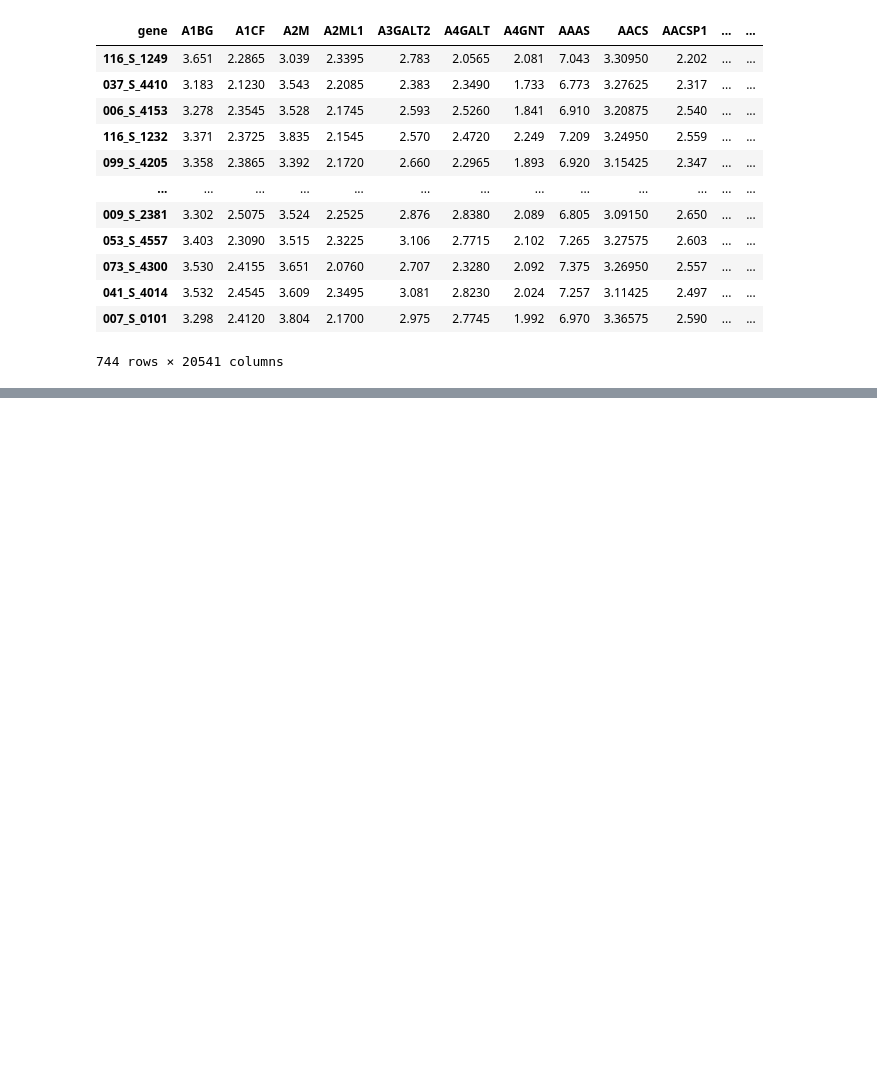
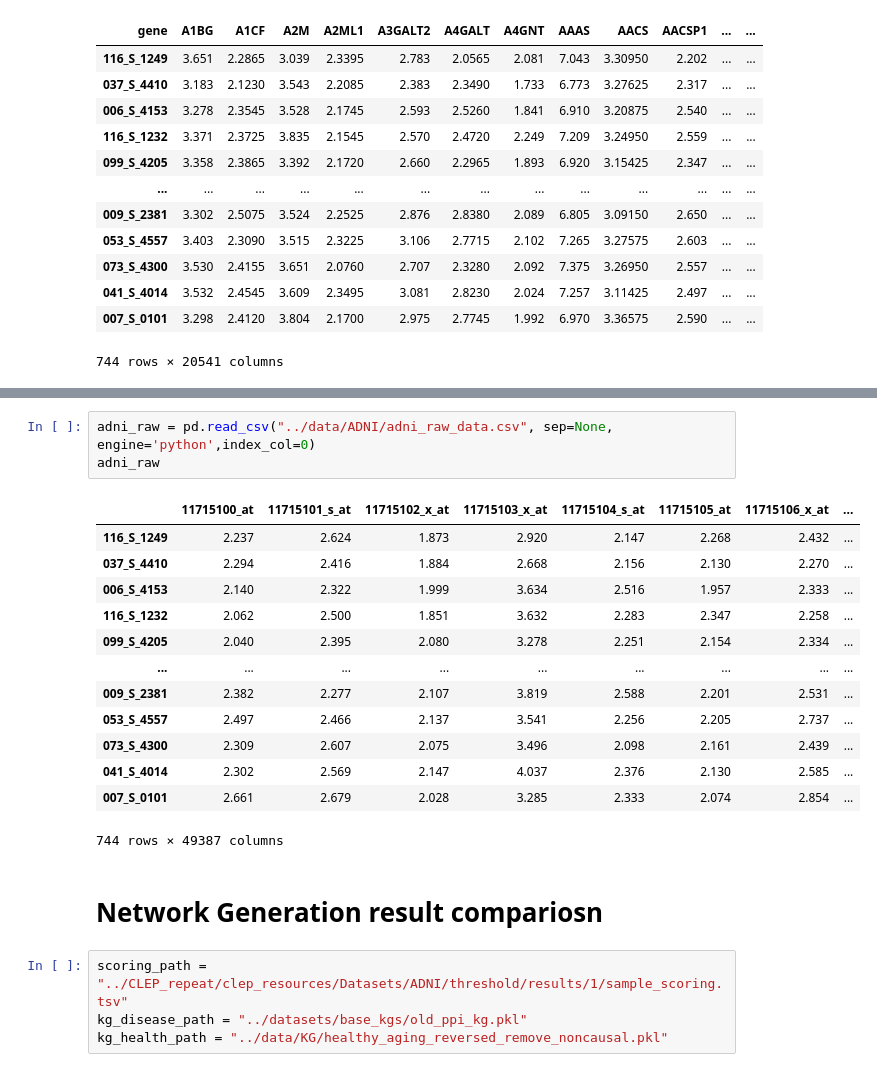
Before and after one commit to Xiaoxuan-Yu-ty/HybridKG, a Jupyter notebook: CLEP_repeat/repeat_resource.ipynb, the cells around one changed output, grey strips where cells are left out. Drawn from its saved outputs; the diff is of its cells as text; blank space fills up the shorter version.

```diff
--- a/CLEP_repeat/repeat_resource.ipynb
+++ b/CLEP_repeat/repeat_resource.ipynb
@@ -105,0 +198,23 @@ exp_df.T
+# %%
+adni_raw = pd.read_csv("../data/ADNI/adni_raw_data.csv", sep=None, engine='python',index_col=0)
+adni_raw
+# %% [output]
+|  | 11715100_at | 11715101_s_at | 11715102_x_at | 11715103_x_at | 11715104_s_at | 11715105_at | 11715106_x_at | ... |
+| 116_S_1249 | 2.237 | 2.624 | 1.873 | 2.920 | 2.147 | 2.268 | 2.432 | ... |
+| 037_S_4410 | 2.294 | 2.416 | 1.884 | 2.668 | 2.156 | 2.130 | 2.270 | ... |
+| 006_S_4153 | 2.140 | 2.322 | 1.999 | 3.634 | 2.516 | 1.957 | 2.333 | ... |
+| 116_S_1232 | 2.062 | 2.500 | 1.851 | 3.632 | 2.283 | 2.347 | 2.258 | ... |
+| 099_S_4205 | 2.040 | 2.395 | 2.080 | 3.278 | 2.251 | 2.154 | 2.334 | ... |
+| ... | ... | ... | ... | ... | ... | ... | ... | ... |
+| 009_S_2381 | 2.382 | 2.277 | 2.107 | 3.819 | 2.588 | 2.201 | 2.531 | ... |
+| 053_S_4557 | 2.497 | 2.466 | 2.137 | 3.541 | 2.256 | 2.205 | 2.737 | ... |
+| 073_S_4300 | 2.309 | 2.607 | 2.075 | 3.496 | 2.098 | 2.161 | 2.439 | ... |
+| 041_S_4014 | 2.302 | 2.569 | 2.147 | 4.037 | 2.376 | 2.130 | 2.585 | ... |
+| 007_S_0101 | 2.661 | 2.679 | 2.028 | 3.285 | 2.333 | 2.074 | 2.854 | ... |
+744 rows × 49387 columns
+# %% [markdown]
+# Network Generation result compariosn
+# %%
+scoring_path = "../CLEP_repeat/clep_resources/Datasets/ADNI/threshold/results/1/sample_scoring.tsv"
+kg_disease_path = "../datasets/base_kgs/old_ppi_kg.pkl"
+kg_health_path = "../data/KG/healthy_aging_reversed_remove_noncausal.pkl"
```
Also changed, not shown: parts of 30 cells of this notebook, 6 other files.
